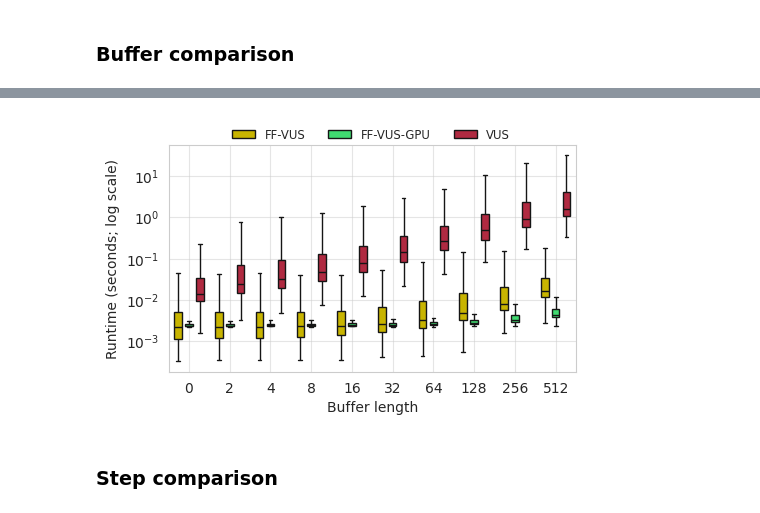
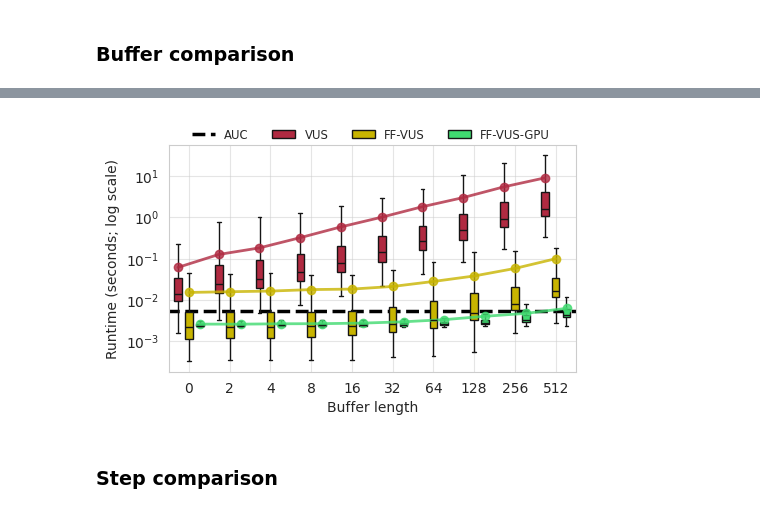
Before and after one commit to sylligardos/ff-vus, a Jupyter notebook: src/notebooks/experimental_results.ipynb, the cells around one changed output, grey strips where cells are left out. Saved outputs shown, nothing was run; the diff lists cells and outputs as text; code cells hidden in the pictures.

```diff
--- a/src/notebooks/experimental_results.ipynb
+++ b/src/notebooks/experimental_results.ipynb
@@ -149,7 +150,7 @@ axis = sns.boxplot(
     data=df,
     showfliers=False,
     log_scale=True,
-    showmeans=False,
+    showmeans=True,
     meanprops=meanprops,
     medianprops=medianprops,
     palette=color_palette,
@@ -368,8 +369,12 @@ for i, attribute in enumerate(attributes):
         axis.set_xscale('log', base=10)
     if i != 0:
         axis.get_legend().remove()
+        if i == 1:
+            axis.set_yticks([0.001, 0.01, 0.1, 1, 10])
     else:
         legend_axis = axis
+
+        axis.set_yticks([0.001, 0.01, 0.1, 1, 10, 100, 1000, 10000])
 
         # 1 million points (~1 hour of ECG)
         x_val = 1e6
@@ -437,6 +442,7 @@ rename_dict = {
     'Precision recall curve time': 'PR curve',
     'Integral time': 'Integral',
 }
+rename_dict = {k: f'({chr(i + 97)}) {v}' for i, (k, v) in enumerate(rename_dict.items())}
 # %%
 time_analysis_cols = [x for x in df.columns if 'time' in x and x != 'Metric time']
 metrics = ['FF-VUS (L: 128)', 'FF-VUS-GPU (L: 128)']
@@ -492,7 +498,8 @@ for i, col in enumerate(time_analysis_cols):
         legend=(i == 0),
         hue='Metric',
         palette=color_palette,
-        showfliers=False
+        showfliers=False,
+        saturation=1
     )
     if j != 0:
         axis.set_xticks(np.arange(len(time_analysis_cols)), [rename_dict[x] for x in time_analysis_cols])
@@ -545,38 +552,52 @@ df.sample(3)
 3 rows × 23 columns
 # %%
+order = ['VUS (L: 128)', 'FF-VUS (L: 128)', 'FF-VUS-GPU (L: 128)']
+
 fig, axis = plt.subplots(1, 1, figsize=(5, 3))
-axis = sns.boxplot(
+
+# First create the boxplot
+axis.hlines(y=df_auc['Metric time'].mean(), xmin=-1, xmax=10, linestyle='--', lw=2.5, color='k', label='AUC')
+sns.boxplot(
     ax=axis,
     y='Metric time',
     x='Slope size',
     hue='Metric',
     data=df,
     showfliers=False,
     log_scale=True,
     palette=color_palette,
     saturation=1,
     gap=.3,
+    hue_order=order
 )
+
+
+# Add lines connecting means for each metric
+for i, metric in enumerate(order):
+    means = df[df['Metric'] == metric].groupby('Slope size')['Metric time'].mean()
+    axis.plot(np.arange(len(means)) + (i - 1) * 0.27, means, '-o', lw=2, label=f'{metric} mean', alpha=0.8, color=color_palette[metric])
+
 plt.xlabel('Buffer length')
 plt.ylabel('Runtime (seconds; log scale)')
 plt.grid(axis='both', alpha=0.5)
+axis.set_xlim(-0.5, 9.5)
 
 handles, labels = axis.get_legend_handles_labels()
-labels = [label.replace(' (L: 128)', '') for label in labels]
+labels = [label.replace(' (L: 128)', '').replace(' mean', '') for label in labels[:4]]
 axis.get_legend().remove()
 fig.legend(
-    handles,
+    handles[:4],
     labels,
     loc='upper center',
     bbox_to_anchor=(0.56, 1.04),
     ncol=len(labels),
     frameon=False,
     fontsize='small'
 )
 
 finalize_plot(save_fig_path, 'exec_time_buffer_comparison')
 # %% [output]
-[figure, old version]
+[figure, new version]
 # %% [markdown]
 ### Step comparison
 # %%
```
Also changed, not shown: parts of 17 cells of this notebook.
